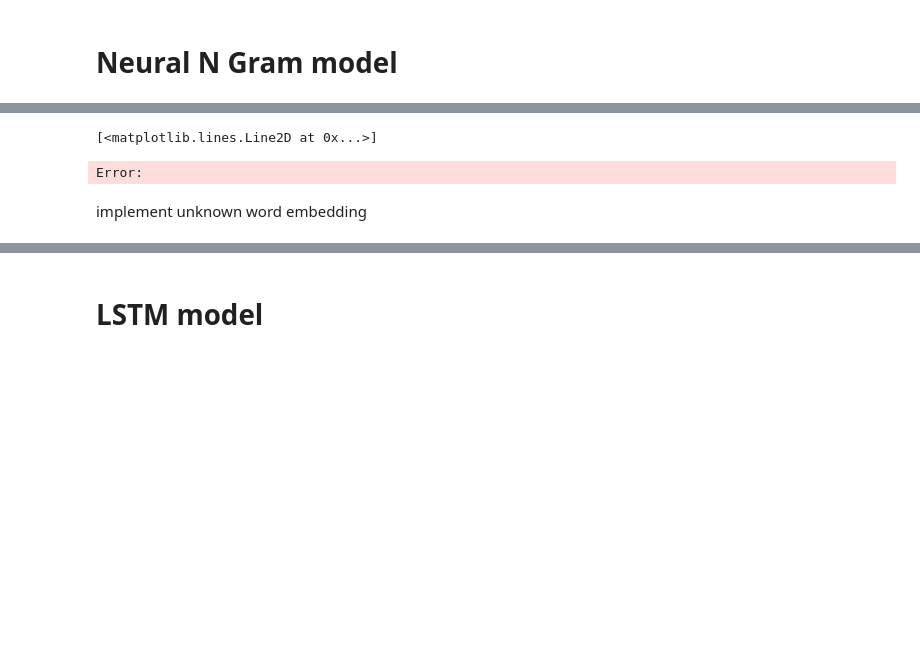
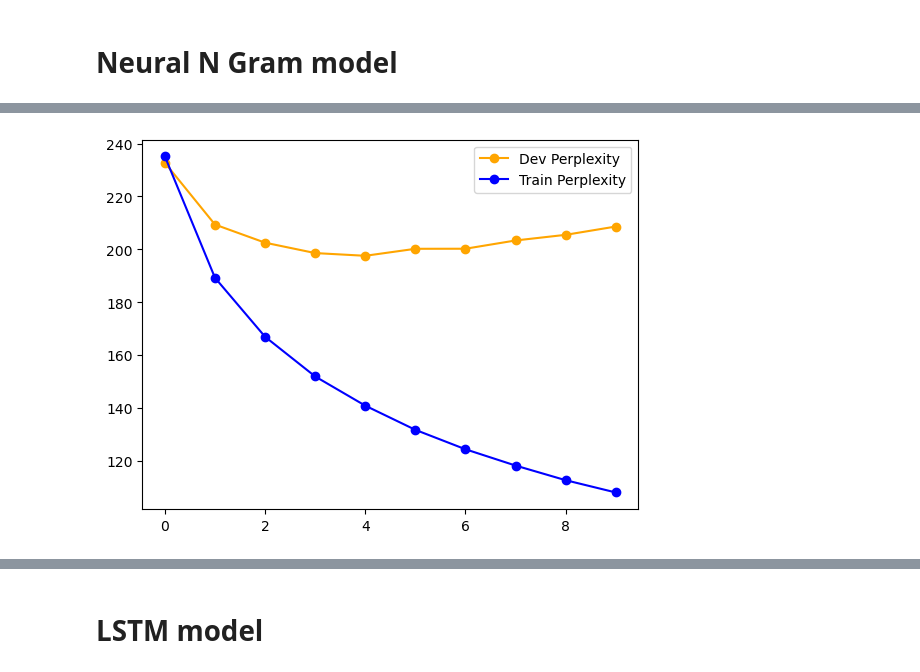
Before and after one commit to Lo808/Neural-Language-Modeling, a Jupyter notebook: Neural Language Modeling.ipynb, the cells around one changed output, grey strips where cells are left out. Saved outputs shown, nothing was run; the diff lists cells and outputs as text; code cells hidden in the pictures; blank space fills up the shorter version.

```diff
--- a/Neural Language Modeling.ipynb
+++ b/Neural Language Modeling.ipynb
@@ -170,13 +190,18 @@ def generate_pairs(training_data,n=n_model):
 
     return X,y
 
-X_train,y_train=generate_pairs(train_data)
-X_train=th.tensor(X_train, dtype=th.long)
-y_train=th.tensor(y_train, dtype=th.long)
+def proces_data(data_set,n=n_model):
+    tensorized_data = [tensorize_sentence(sentence,n) for sentence in data_set]
+    X,y=generate_pairs(tensorized_data,n)
+    X=th.tensor(X, dtype=th.long)
+    y=th.tensor(y, dtype=th.long)
+    return X,y
 
-X_test,y_test=generate_pairs(test_data)
-X_test=th.tensor(X_test, dtype=th.long)
-y_test=th.tensor(y_test, dtype=th.long)
+
+X_train,y_train=proces_data(train_data_text)
+X_test,y_test=proces_data(test_data_text)
+X_dev,y_dev=proces_data(dev_data_text)
 
 print(f"Training dataset shape: {X_train.shape}")
 print(f"Test dataset shape: {X_test.shape}")
+print(f"Dev dataset shape: {X_dev.shape}")
@@ -215,7 +244,8 @@ class Perplexity:
 # Neural N Gram model
 # %%
 class NeuralNgram(nn.Module):
-    def __init__(self,n=n_model,embedding_dim=100,hidden_dim=16):
+
+    def __init__(self,n=n_model,embedding_dim=100,hidden_dim=32):
         super().__init__()
         self.n=n
         self.emb = nn.Embedding(vocab_size, embedding_dim)
@@ -230,8 +260,10 @@ class NeuralNgram(nn.Module):
 
         #Logging objects
         self.loss_history=[]
-
-
+        self.dev_perplexity_history=[]
+        self.train_perplexity_history=[]
+        self.X_dev=X_dev
+        self.y_dev=y_dev
 
 
     def forward(self,inputs):
@@ -252,11 +284,12 @@ class NeuralNgram(nn.Module):
         return logits
 
 
-    def fit(self,X_train,y_train,epochs,lr=0.001,batch_size=128):
+    def fit(self,X_train,y_train,epochs=3,lr=0.001,batch_size=64):
         self.train()
         optimizer = th.optim.Adam(self.parameters(), lr=lr)
         criterion = nn.CrossEntropyLoss()
-        for epoch in tqdm(range(epochs)):
+
+        for epoch in range(1,epochs+1):
 
             #Shuffle data to maximise randomness
             perm = th.randperm(len(X_train))
@@ -277,9 +310,13 @@ class NeuralNgram(nn.Module):
                 optimizer.step()
                 total_loss+= loss.item()*xb.size(0)
 
+
             avg_loss = total_loss/len(X_train)
             self.loss_history.append(avg_loss)
             print(f"Loss at epoch {epoch}: {avg_loss}")
+            self.dev_perplexity_history.append(self.get_perplexity(self.X_dev,self.y_dev))
+            self.train_perplexity_history.append(self.get_perplexity(X_train,y_train))
+
 
     def get_perplexity(self,X_test,y_test):
         """
@@ -297,5 +336,4 @@ class NeuralNgram(nn.Module):
 # %%
 nngram=NeuralNgram()
-
-nngram.fit(X_train=X_train,y_train=y_train,epochs=2)
+nngram.fit(X_train=X_train,y_train=y_train,epochs=10)
 # %% [output]
@@ -307,7 +350,7 @@ Loss at epoch 4: 5.555850700407181
-# %%
-plt.plot(nngram.loss_history)
-# %% [output]
-[<matplotlib.lines.Line2D at 0x...>]
-Error:
-# %% [markdown]
-implement unknown word embedding
+# %%
+plt.plot(nngram.dev_perplexity_history, label="Dev Perplexity", marker="o",color='orange')
+plt.plot(nngram.train_perplexity_history, label="Train Perplexity", marker="o",color='blue')
+plt.legend()
+plt.show()
+# %% [output]
+[figure, added]
```
Also changed, not shown: parts of 14 cells of this notebook.
